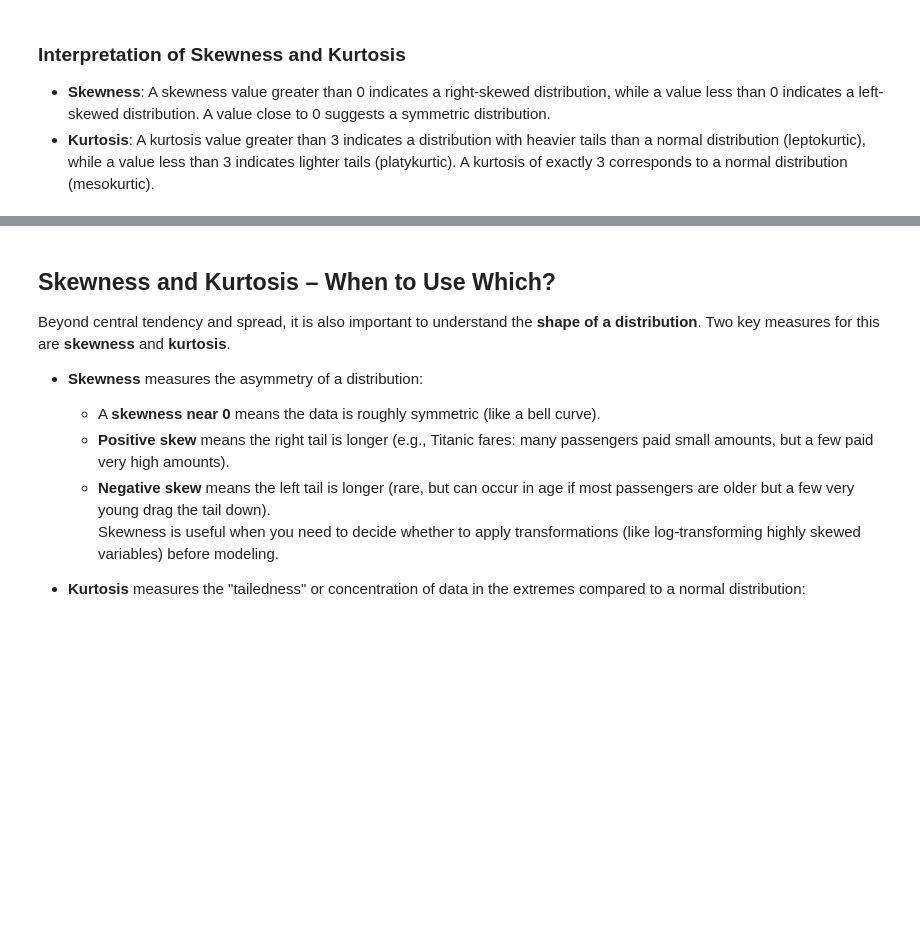
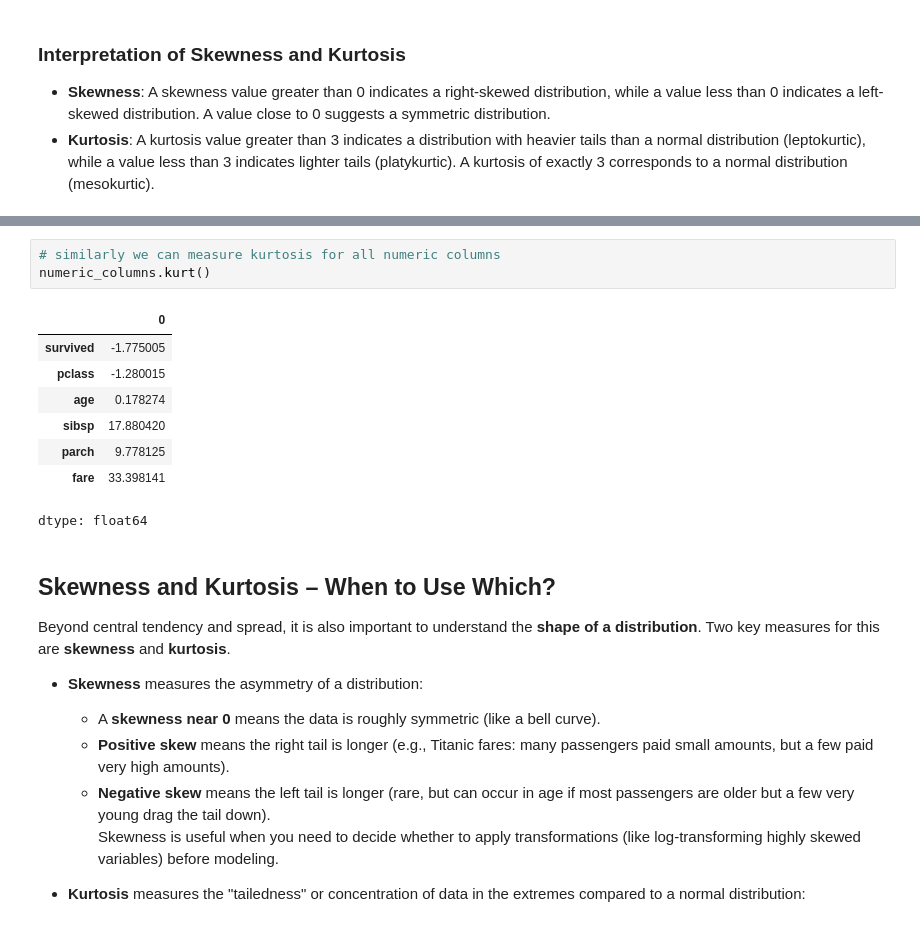
Before and after one commit to ValRCS/RTU_Data_Analysis_Visualization_CPD, a Jupyter notebook: notebooks/day3_exploratory_data_analysis.ipynb, the cells around one changed output, grey strips where cells are left out. Drawn from its saved outputs; the diff is of its cells as text; blank space fills up the shorter version.

```diff
--- a/notebooks/day3_exploratory_data_analysis.ipynb
+++ b/notebooks/day3_exploratory_data_analysis.ipynb
@@ -243,3 +281,15 @@ Fare kurtosis: 33.39814088089868
+# %%
+# similarly we can measure kurtosis for all numeric columns
+numeric_columns.kurt()
+# %% [output]
+|  | 0 |
+| survived | -1.775005 |
+| pclass | -1.280015 |
+| age | 0.178274 |
+| sibsp | 17.880420 |
+| parch | 9.778125 |
+| fare | 33.398141 |
+dtype: float64
 # %% [markdown]
 ## Skewness and Kurtosis – When to Use Which?
 
```
Also changed, not shown: parts of 11 cells of this notebook.
